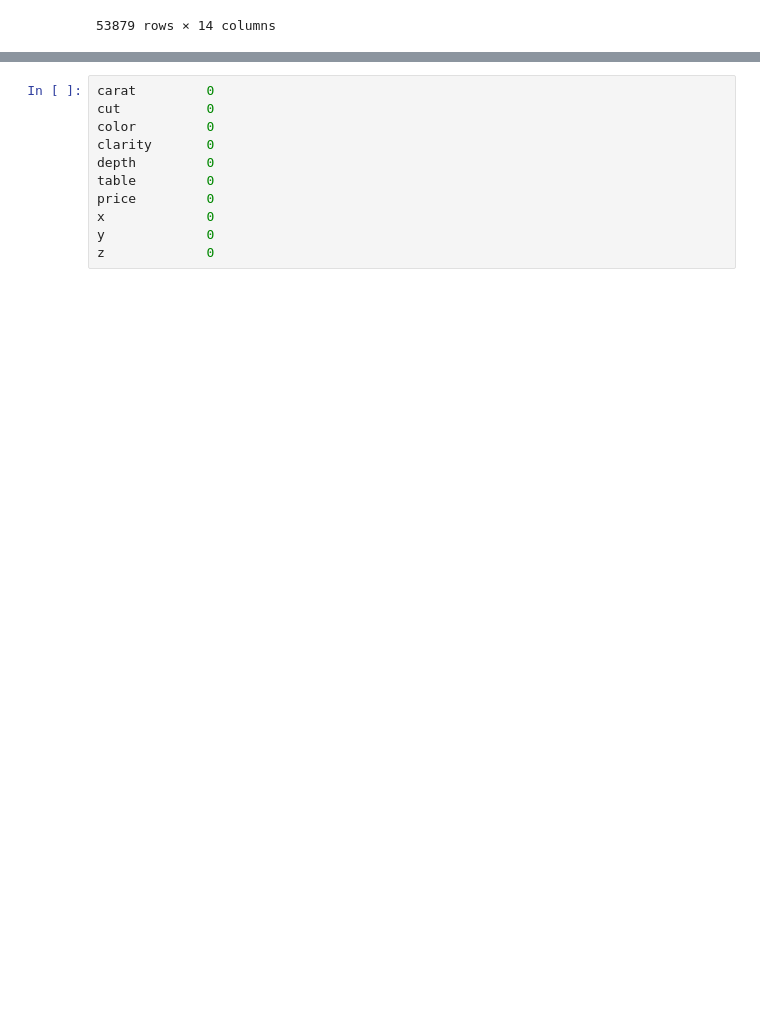
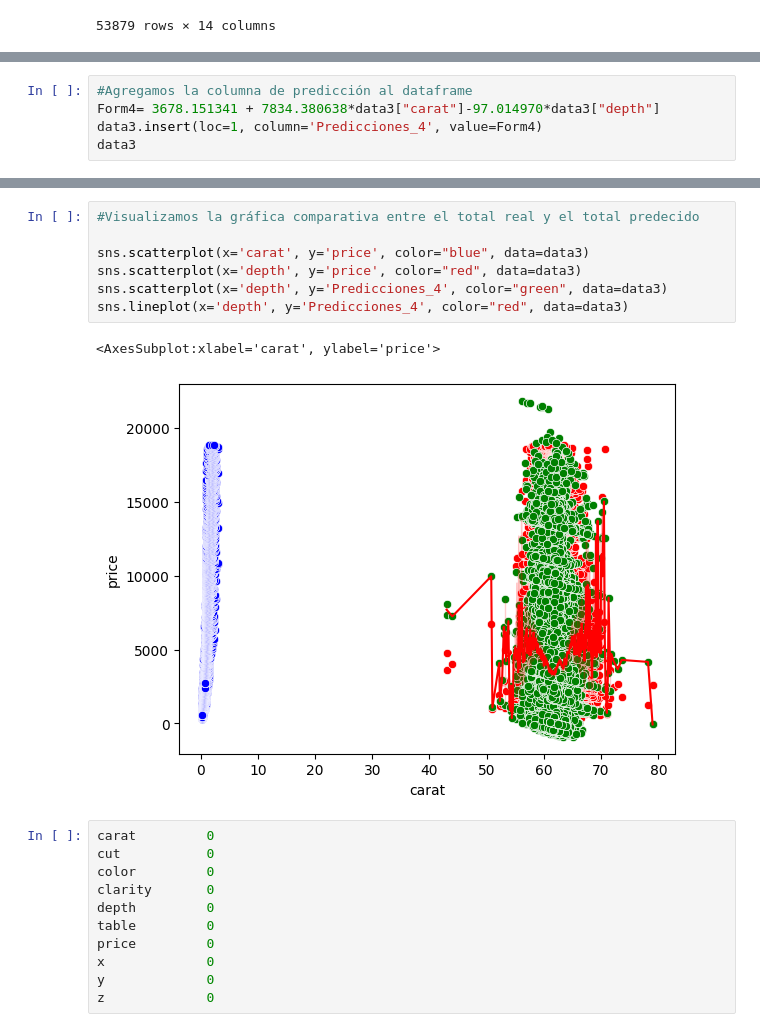
Before and after one commit to rodrigoruizteodoro/Actividad-1, a Jupyter notebook: Actividad1.ipynb, the cells around one changed output, grey strips where cells are left out. Cells and saved outputs as stored; diff of their text form; blank space fills up the shorter version.

```diff
--- a/Actividad1.ipynb
+++ b/Actividad1.ipynb
@@ -552,0 +565,5 @@ strong multicollinearity or other numerical problems.
+# %%
+#Agregamos la columna de predicción al dataframe
+Form4= 3678.151341 + 7834.380638*data3["carat"]-97.014970*data3["depth"]
+data3.insert(loc=1, column='Predicciones_4', value=Form4)
+data3
@@ -553,3 +584,13 @@ strong multicollinearity or other numerical problems.
+# %%
+#Visualizamos la gráfica comparativa entre el total real y el total predecido
+
+sns.scatterplot(x='carat', y='price', color="blue", data=data3)
+sns.scatterplot(x='depth', y='price', color="red", data=data3)
+sns.scatterplot(x='depth', y='Predicciones_4', color="green", data=data3)
+sns.lineplot(x='depth', y='Predicciones_4', color="red", data=data3)
+# %% [output]
+<AxesSubplot:xlabel='carat', ylabel='price'>
+[figure, added]
 # %%
 carat         0
 cut           0
```
Also changed, not shown: parts of 8 cells of this notebook.
